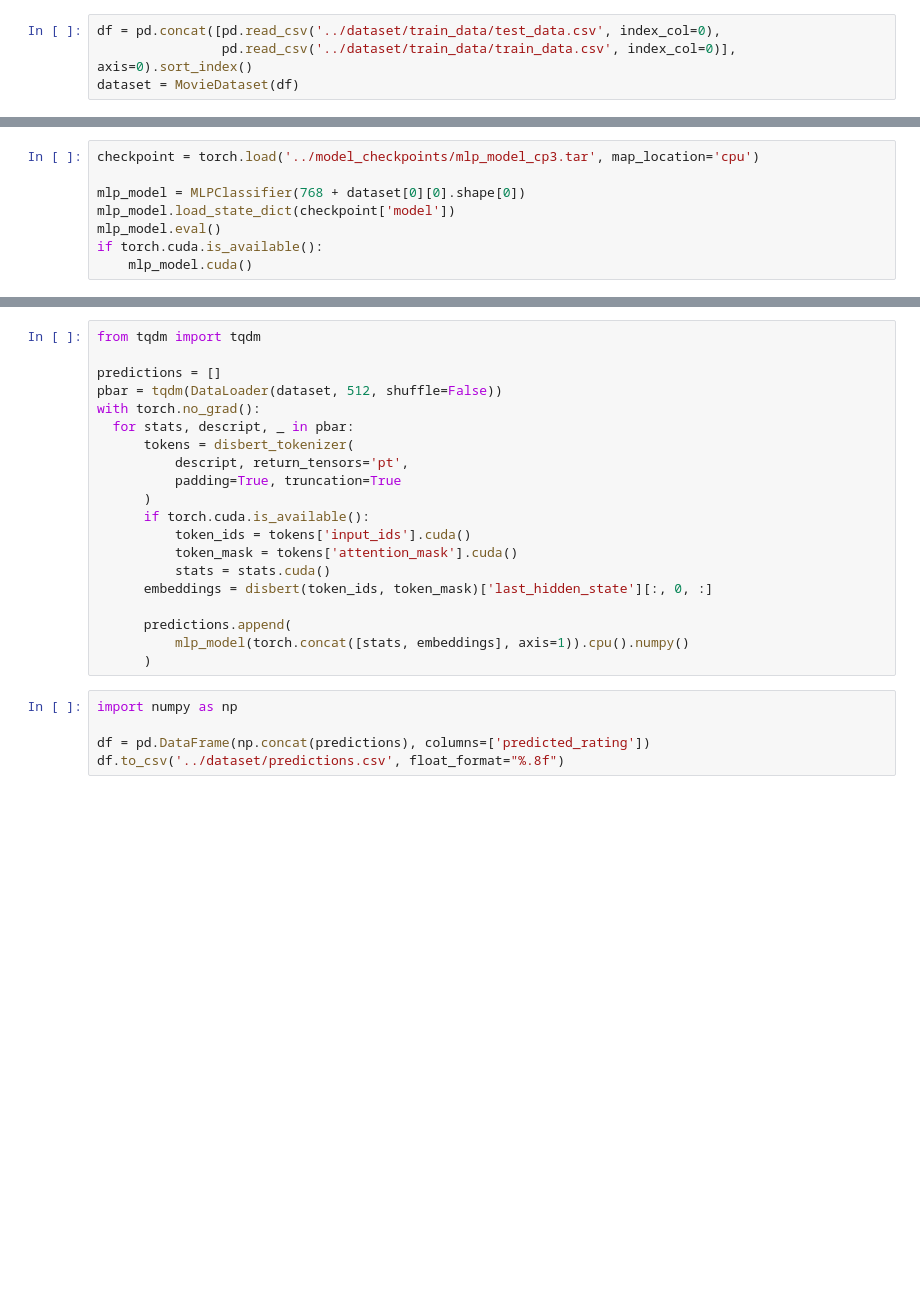
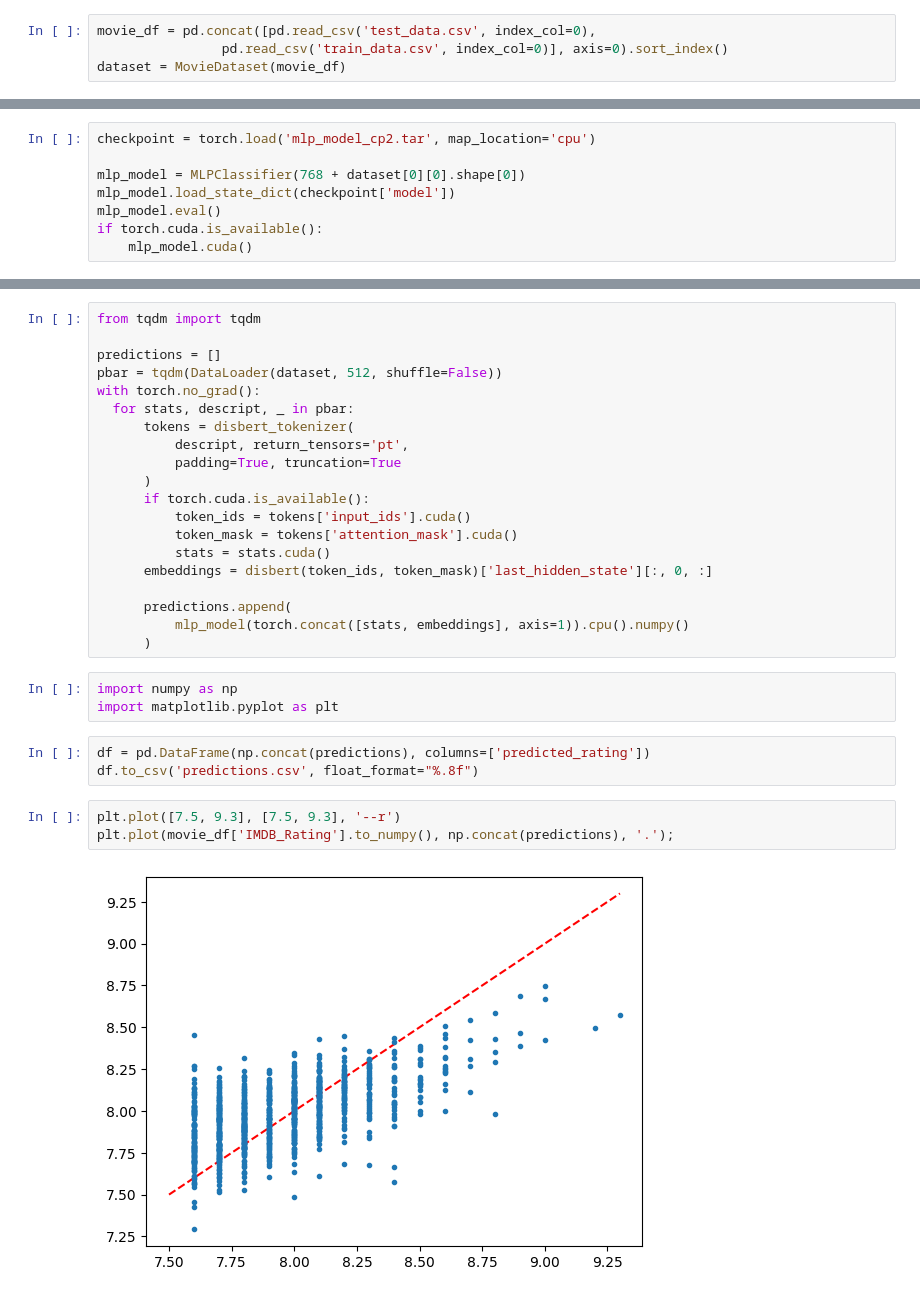
Before and after one commit to Ngoc-Cac/BI-Group4, a Jupyter notebook: src/model_eval.ipynb, the cells around one changed output, grey strips where cells are left out. Saved outputs shown, nothing was run; the diff lists cells and outputs as text; blank space fills up the shorter version.

```diff
--- a/src/model_eval.ipynb
+++ b/src/model_eval.ipynb
@@ -12,7 +10,7 @@ from utils.models import MLPClassifier
 # %%
-df = pd.concat([pd.read_csv('../dataset/train_data/test_data.csv', index_col=0),
-                pd.read_csv('../dataset/train_data/train_data.csv', index_col=0)], axis=0).sort_index()
-dataset = MovieDataset(df)
+movie_df = pd.concat([pd.read_csv('test_data.csv', index_col=0),
+                pd.read_csv('train_data.csv', index_col=0)], axis=0).sort_index()
+dataset = MovieDataset(movie_df)
 # %%
 disbert_tokenizer = AutoTokenizer.from_pretrained('distilbert-base-cased')
 disbert = AutoModel.from_pretrained('distilbert-base-cased')
@@ -20,7 +18,7 @@ disbert.eval()
 if torch.cuda.is_available():
     disbert.cuda()
 # %%
-checkpoint = torch.load('../model_checkpoints/mlp_model_cp3.tar', map_location='cpu')
+checkpoint = torch.load('mlp_model_cp2.tar', map_location='cpu')
 
 mlp_model = MLPClassifier(768 + dataset[0][0].shape[0])
 mlp_model.load_state_dict(checkpoint['model'])
@@ -49,8 +45,14 @@ with torch.no_grad():
       predictions.append(
           mlp_model(torch.concat([stats, embeddings], axis=1)).cpu().numpy()
       )
+# %%
+import numpy as np
+import matplotlib.pyplot as plt
 # %%
-import numpy as np
-
 df = pd.DataFrame(np.concat(predictions), columns=['predicted_rating'])
-df.to_csv('../dataset/predictions.csv', float_format="%.8f")
+df.to_csv('predictions.csv', float_format="%.8f")
+# %%
+plt.plot([7.5, 9.3], [7.5, 9.3], '--r')
+plt.plot(movie_df['IMDB_Rating'].to_numpy(), np.concat(predictions), '.');
+# %% [output]
+[figure, added]
```
Also changed, not shown: parts of 2 cells of this notebook, 5 other files.
